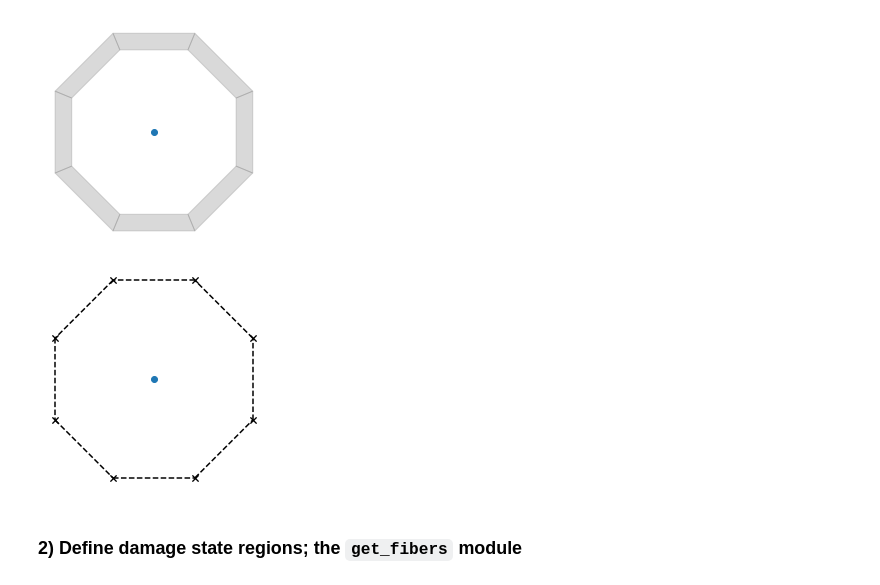
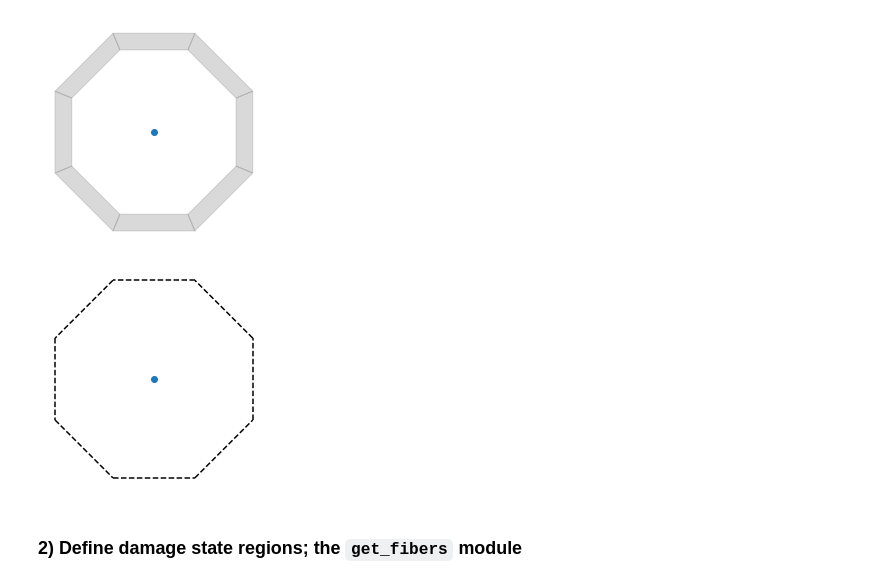
Before and after one commit to BRACE2/Scripts, a Jupyter notebook: SectionRegions/Tests_2.ipynb, the cells around one changed output. Saved outputs shown, nothing was run; the diff lists cells and outputs as text; code cells hidden in the pictures.

```diff
--- a/SectionRegions/Tests_2.ipynb
+++ b/SectionRegions/Tests_2.ipynb
@@ -72,9 +76,9 @@ render.section(Octagon(20, 18));
 # %% [output]
 [figure]
 # %%
-render.section(Octagon(20, 20), marker="x");
+render.section(Octagon(20, 20));
 # %% [output]
-[figure, old version]
+[figure, new version]
 # %% [markdown]
 ### 2) Define damage state regions; the `get_fibers` module
 # %%
```
Also changed, not shown: parts of 6 cells of this notebook, 1 other file.
